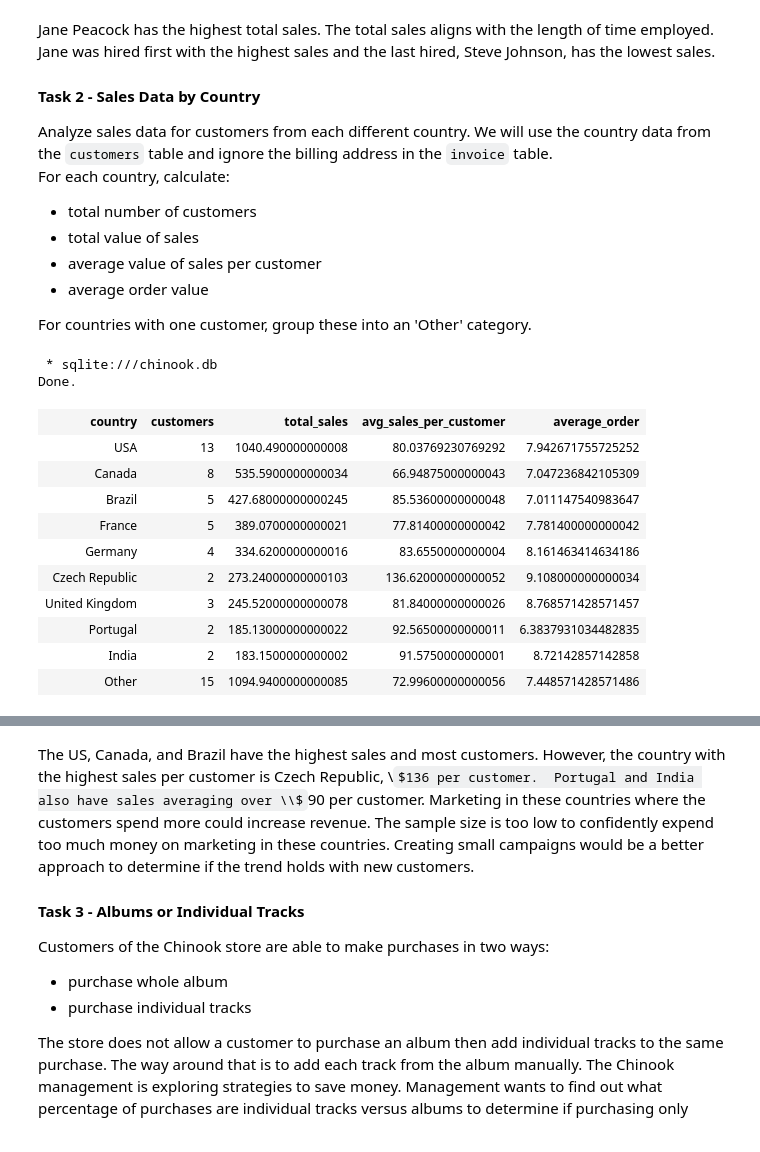
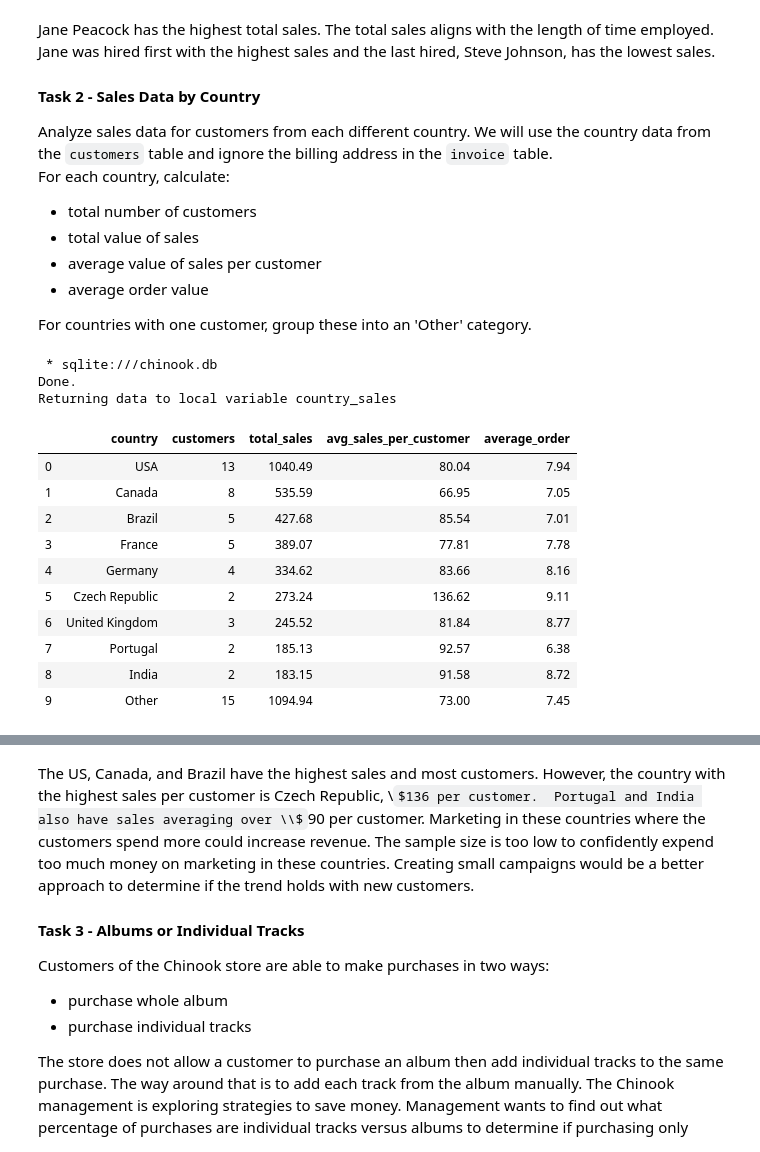
Before and after one commit to tehila440/answering_business_questions_sql, a Jupyter notebook: 4.2_answering_business_questions_sql.ipynb, the cells around one changed output, grey strips where cells are left out. Cells and saved outputs as stored; diff of their text form; code cells hidden in the pictures; some formulas as TeX source.

```diff
--- a/4.2_answering_business_questions_sql.ipynb
+++ b/4.2_answering_business_questions_sql.ipynb
@@ -131,7 +153,7 @@ For each country, calculate:
 
 For countries with one customer, group these into an 'Other' category.
 # %%
-%%sql
+%%sql country_sales <<
 
 WITH country_or_other AS
     (
@@ -154,9 +176,9 @@ WITH country_or_other AS
 SELECT
     country,
     customers,
-    total_sales,
-    avg_sales_per_customer,
-    average_order
+    ROUND(total_sales,2) total_sales,
+    ROUND(avg_sales_per_customer,2) avg_sales_per_customer,
+    ROUND(average_order,2) average_order
 FROM
     (
     SELECT
@@ -176,14 +198,19 @@ FROM
 # %% [output]
  * sqlite:///chinook.db
 Done.
+Returning data to local variable country_sales
-| country | customers | total_sales | avg_sales_per_customer | average_order |
-| USA | 13 | 1040.490000000008 | 80.03769230769292 | 7.942671755725252 |
-| Canada | 8 | 535.5900000000034 | 66.94875000000043 | 7.047236842105309 |
-| Brazil | 5 | 427.68000000000245 | 85.53600000000048 | 7.011147540983647 |
-| France | 5 | 389.0700000000021 | 77.81400000000042 | 7.781400000000042 |
-| Germany | 4 | 334.6200000000016 | 83.6550000000004 | 8.161463414634186 |
-| Czech Republic | 2 | 273.24000000000103 | 136.62000000000052 | 9.108000000000034 |
-| United Kingdom | 3 | 245.52000000000078 | 81.84000000000026 | 8.768571428571457 |
-| Portugal | 2 | 185.13000000000022 | 92.56500000000011 | 6.3837931034482835 |
-| India | 2 | 183.1500000000002 | 91.5750000000001 | 8.72142857142858 |
-| Other | 15 | 1094.9400000000085 | 72.99600000000056 | 7.448571428571486 |
+# %%
+country_sales_df=country_sales.DataFrame()
+country_sales_df
+# %% [output]
+|  | country | customers | total_sales | avg_sales_per_customer | average_order |
+| 0 | USA | 13 | 1040.49 | 80.04 | 7.94 |
+| 1 | Canada | 8 | 535.59 | 66.95 | 7.05 |
+| 2 | Brazil | 5 | 427.68 | 85.54 | 7.01 |
+| 3 | France | 5 | 389.07 | 77.81 | 7.78 |
+| 4 | Germany | 4 | 334.62 | 83.66 | 8.16 |
+| 5 | Czech Republic | 2 | 273.24 | 136.62 | 9.11 |
+| 6 | United Kingdom | 3 | 245.52 | 81.84 | 8.77 |
+| 7 | Portugal | 2 | 185.13 | 92.57 | 6.38 |
+| 8 | India | 2 | 183.15 | 91.58 | 8.72 |
+| 9 | Other | 15 | 1094.94 | 73.00 | 7.45 |
```
Also changed, not shown: parts of 10 cells of this notebook.
